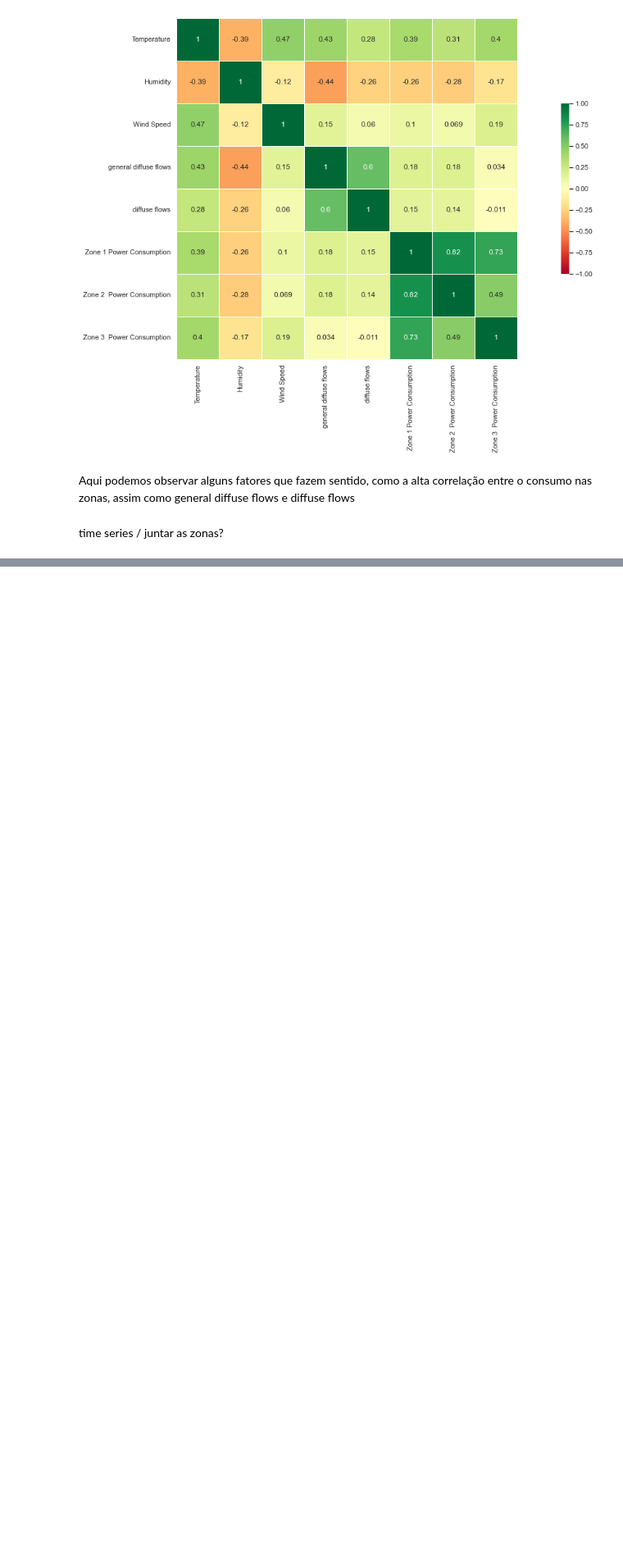
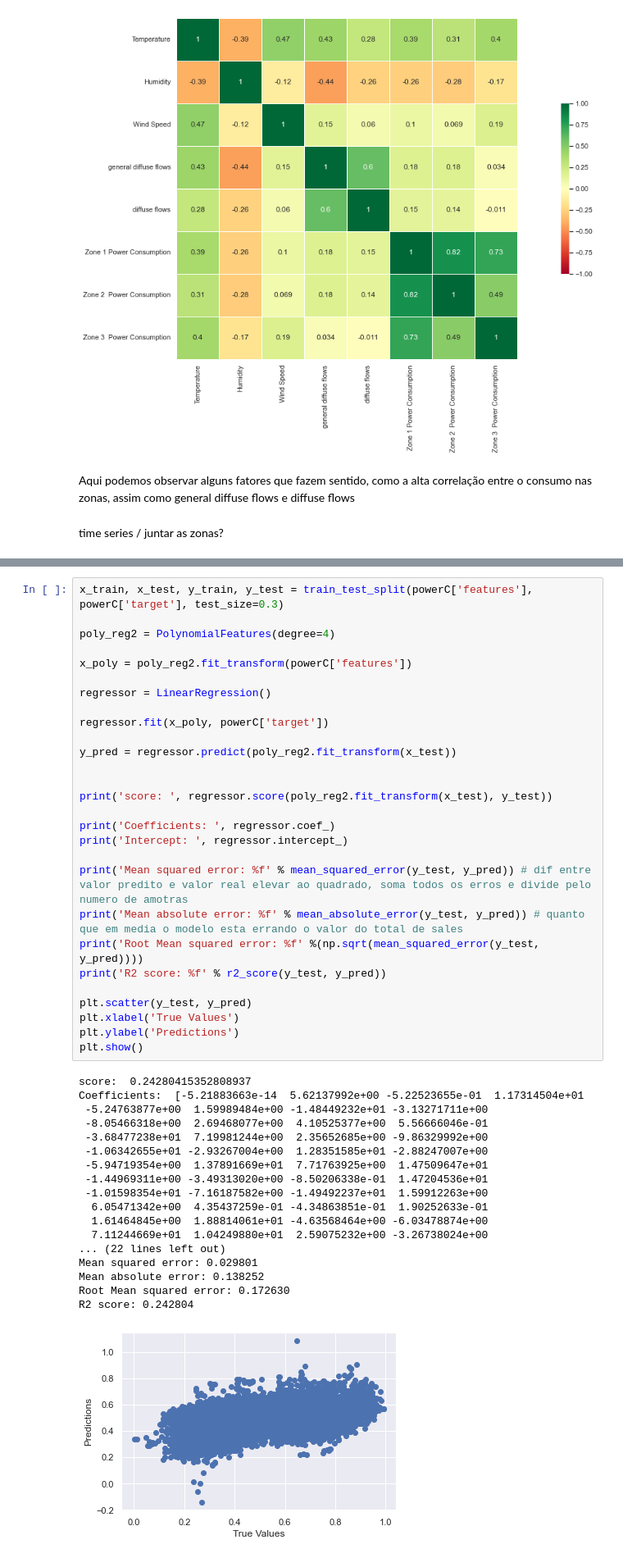
Before and after one commit to Levis33/ML-Power-consumption-of-Tetouan, a Jupyter notebook: regressao.ipynb, the cells around one changed output, grey strips where cells are left out. Shown at 82% size. Saved outputs shown, nothing was run; the diff lists cells and outputs as text; blank space fills up the shorter version.

```diff
--- a/regressao.ipynb
+++ b/regressao.ipynb
@@ -134,0 +340,47 @@ time series /  juntar as zonas?
+# %%
+x_train, x_test, y_train, y_test = train_test_split(powerC['features'], powerC['target'], test_size=0.3)
+
+poly_reg2 = PolynomialFeatures(degree=4)
+
+x_poly = poly_reg2.fit_transform(powerC['features'])
+
+regressor = LinearRegression()
+
+regressor.fit(x_poly, powerC['target'])
+
+y_pred = regressor.predict(poly_reg2.fit_transform(x_test))
+
+
+print('score: ', regressor.score(poly_reg2.fit_transform(x_test), y_test))
+
+print('Coefficients: ', regressor.coef_)
+print('Intercept: ', regressor.intercept_)
+
+print('Mean squared error: %f' % mean_squared_error(y_test, y_pred)) # dif entre valor predito e valor real elevar ao quadrado, soma todos os erros e divide pelo numero de amotras
+print('Mean absolute error: %f' % mean_absolute_error(y_test, y_pred)) # quanto que em media o modelo esta errando o valor do total de sales
+print('Root Mean squared error: %f' %(np.sqrt(mean_squared_error(y_test, y_pred))))
+print('R2 score: %f' % r2_score(y_test, y_pred))
+
+plt.scatter(y_test, y_pred)
+plt.xlabel('True Values')
+plt.ylabel('Predictions')
+plt.show()
+# %% [output]
+score:  0.24280415352808937
+Coefficients:  [-5.21883663e-14  5.62137992e+00 -5.22523655e-01  1.17314504e+01
+ -5.24763877e+00  1.59989484e+00 -1.48449232e+01 -3.13271711e+00
+ -8.05466318e+00  2.69468077e+00  4.10525377e+00  5.56666046e-01
+ -3.68477238e+01  7.19981244e+00  2.35652685e+00 -9.86329992e+00
+ -1.06342655e+01 -2.93267004e+00  1.28351585e+01 -2.88247007e+00
+ -5.94719354e+00  1.37891669e+01  7.71763925e+00  1.47509647e+01
+ -1.44969311e+00 -3.49313020e+00 -8.50206338e-01  1.47204536e+01
+ -1.01598354e+01 -7.16187582e+00 -1.49492237e+01  1.59912263e+00
+  6.05471342e+00  4.35437259e-01 -4.34863851e-01  1.90252633e-01
+  1.61464845e+00  1.88814061e+01 -4.63568464e+00 -6.03478874e+00
+  7.11244669e+01  1.04249880e+01  2.59075232e+00 -3.26738024e+00
+... (22 lines left out)
+Mean squared error: 0.029801
+Mean absolute error: 0.138252
+Root Mean squared error: 0.172630
+R2 score: 0.242804
+[figure, added]
```
Also changed, not shown: parts of 22 cells of this notebook.
